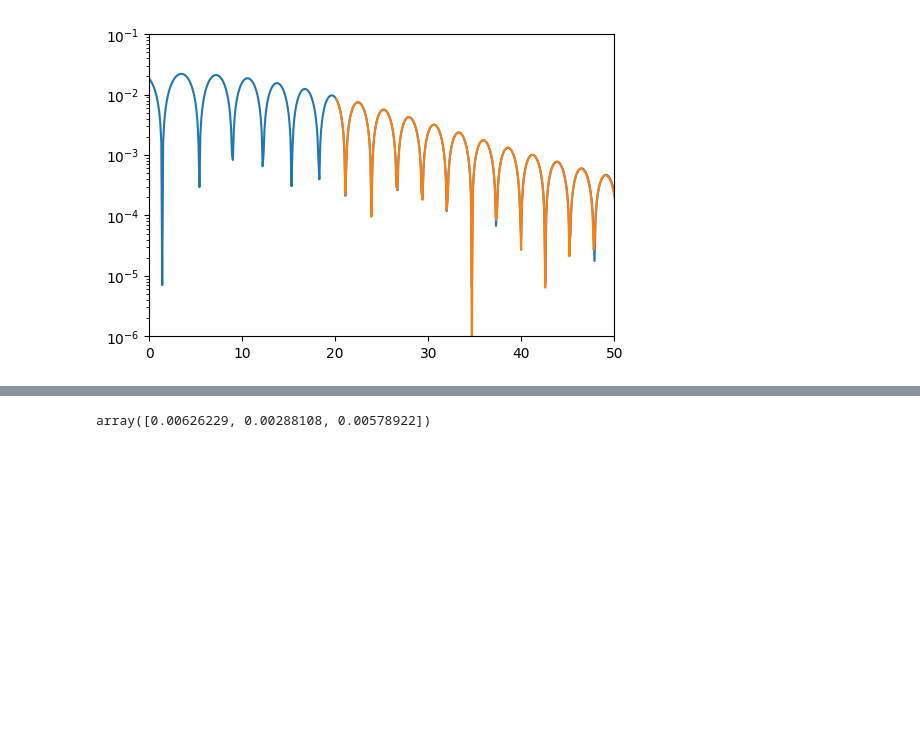
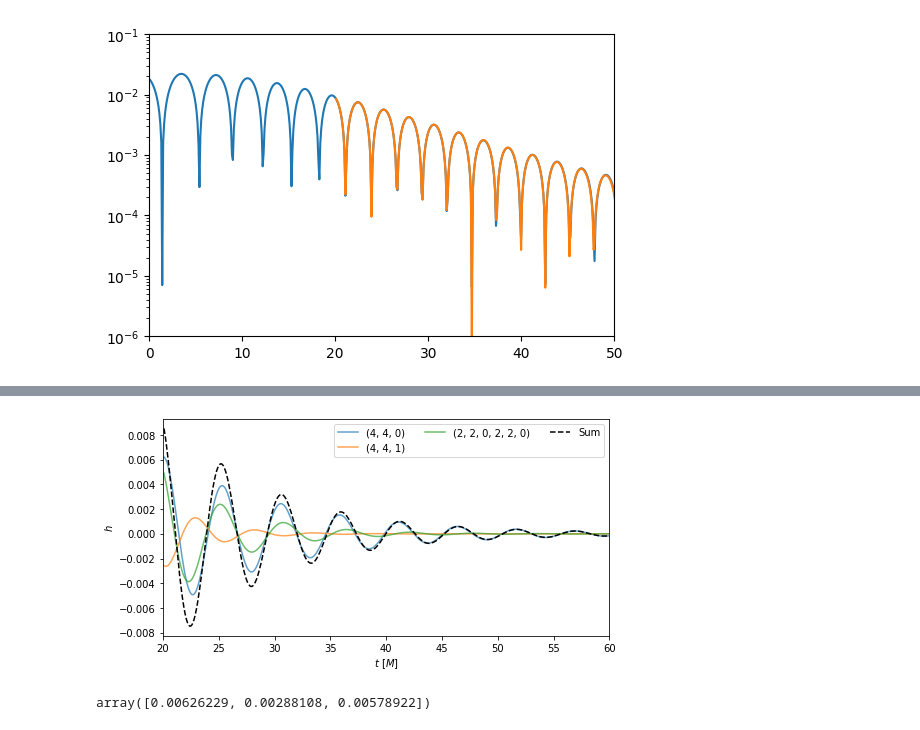
Before and after one commit to eliotfinch/qnmfits, a Jupyter notebook: examples/quadratic_qnms.ipynb, the cells around one changed output, grey strips where cells are left out. Saved outputs shown, nothing was run; the diff lists cells and outputs as text; code cells hidden in the pictures; blank space fills up the shorter version.

```diff
--- a/examples/quadratic_qnms.ipynb
+++ b/examples/quadratic_qnms.ipynb
@@ -41,3 +45,7 @@ ax.set_yscale('log')
+# %%
+qnmfits.plot_ringdown_modes(best_fit, xlim=(20,60))
+# %% [output]
+[figure, added]
 # %%
 abs(best_fit['C'])
 # %% [output]
```
Also changed, not shown: parts of 1 cell of this notebook, 3 other files.
